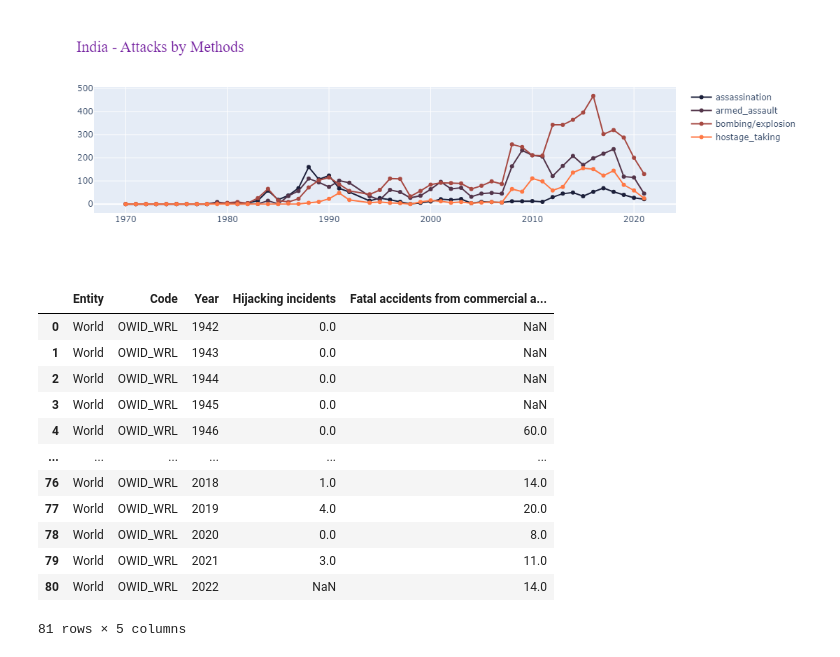
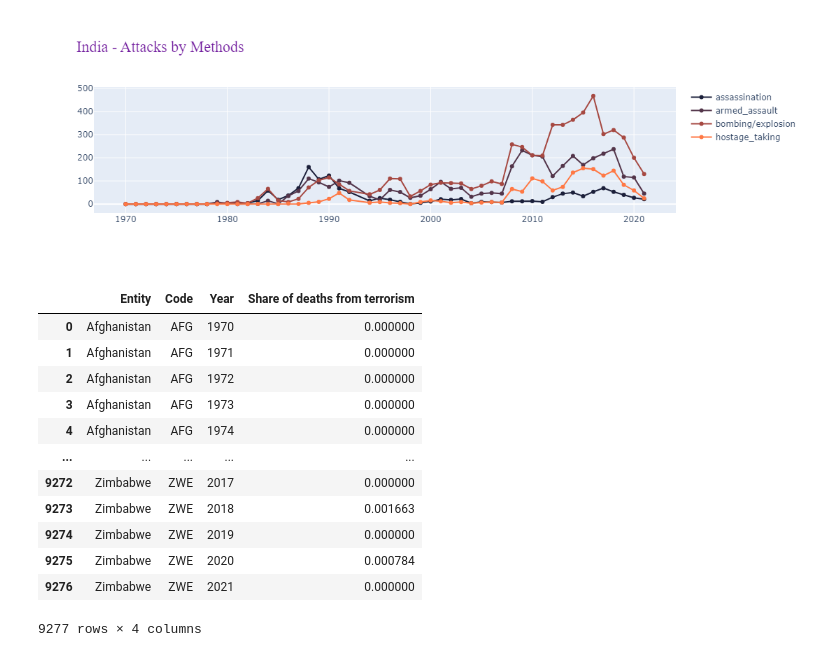
Before and after one commit to sathvik-mn/Terrorism-Analysis, a Jupyter notebook: Terrorism_analysis.ipynb, the cells around one changed output. Drawn from its saved outputs; the diff is of its cells as text; code cells hidden in the pictures.

```diff
--- a/Terrorism_analysis.ipynb
+++ b/Terrorism_analysis.ipynb
@@ -266,21 +276,3 @@ fig2.update_layout(title='India - Attacks by Methods',
 fig2.show()
 # %% [output]
 [figure]
-# %%
-csv = filepaths[7]
-df = pd.read_csv(csv)
-df
-# %% [output]
-|  | Entity | Code | Year | Hijacking incidents | Fatal accidents from commercial a... |
-| 0 | World | OWID_WRL | 1942 | 0.0 | NaN |
-| 1 | World | OWID_WRL | 1943 | 0.0 | NaN |
-| 2 | World | OWID_WRL | 1944 | 0.0 | NaN |
-| 3 | World | OWID_WRL | 1945 | 0.0 | NaN |
-| 4 | World | OWID_WRL | 1946 | 0.0 | 60.0 |
-| ... | ... | ... | ... | ... | ... |
-| 76 | World | OWID_WRL | 2018 | 1.0 | 14.0 |
-| 77 | World | OWID_WRL | 2019 | 4.0 | 20.0 |
-| 78 | World | OWID_WRL | 2020 | 0.0 | 8.0 |
-| 79 | World | OWID_WRL | 2021 | 3.0 | 11.0 |
-| 80 | World | OWID_WRL | 2022 | NaN | 14.0 |
-81 rows × 5 columns
@@ -286,0 +287,19 @@ df
+# %%
+#data share-of-deaths-from-terrorism.csv
+csv = filepaths[11]
+df = pd.read_csv(csv)
+df
+# %% [output]
+|  | Entity | Code | Year | Share of deaths from terrorism |
+| 0 | Afghanistan | AFG | 1970 | 0.000000 |
+| 1 | Afghanistan | AFG | 1971 | 0.000000 |
+| 2 | Afghanistan | AFG | 1972 | 0.000000 |
+| 3 | Afghanistan | AFG | 1973 | 0.000000 |
+| 4 | Afghanistan | AFG | 1974 | 0.000000 |
+| ... | ... | ... | ... | ... |
+| 9272 | Zimbabwe | ZWE | 2017 | 0.000000 |
+| 9273 | Zimbabwe | ZWE | 2018 | 0.001663 |
+| 9274 | Zimbabwe | ZWE | 2019 | 0.000000 |
+| 9275 | Zimbabwe | ZWE | 2020 | 0.000784 |
+| 9276 | Zimbabwe | ZWE | 2021 | 0.000000 |
+9277 rows × 4 columns
```
Also changed, not shown: parts of 12 cells of this notebook.
